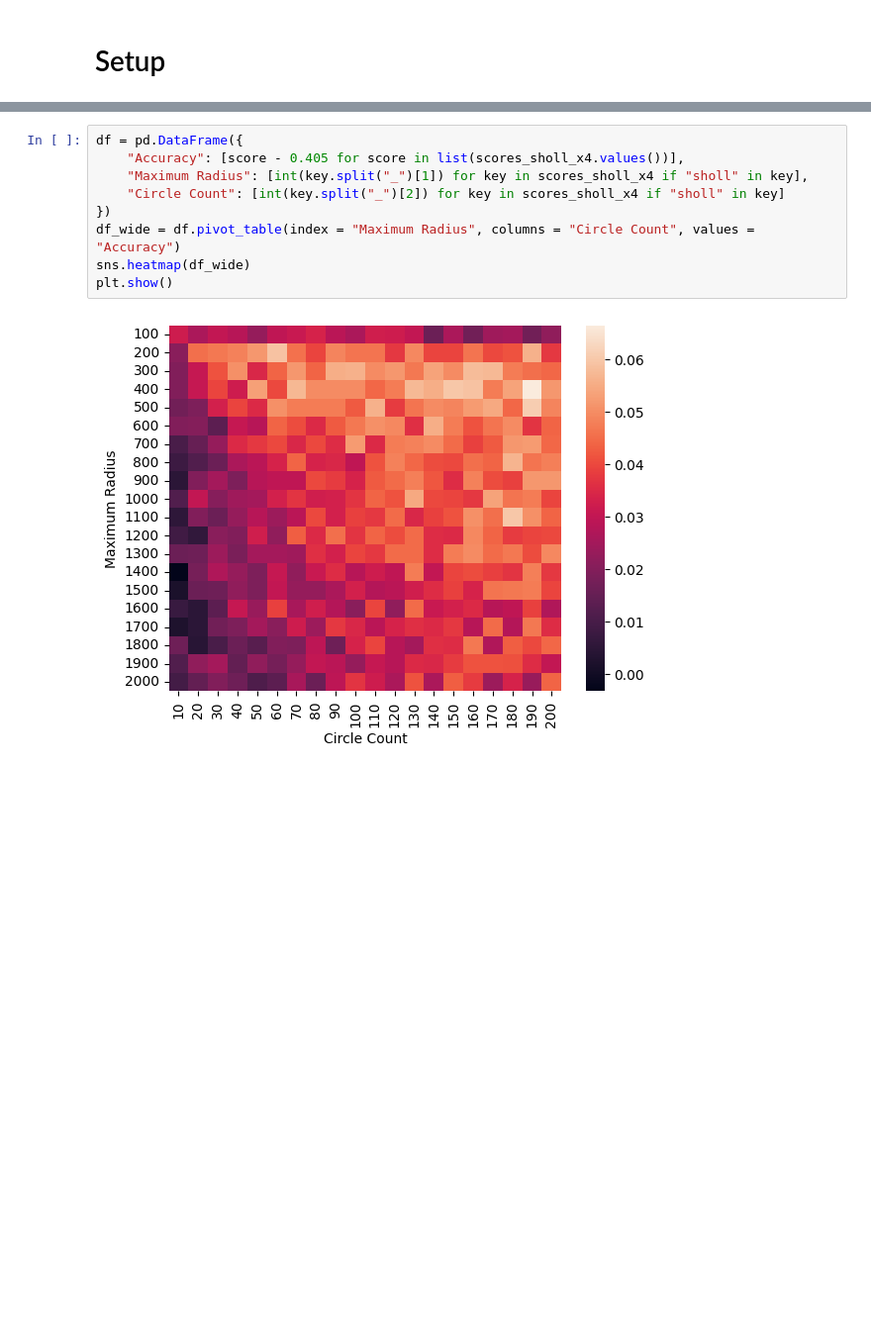
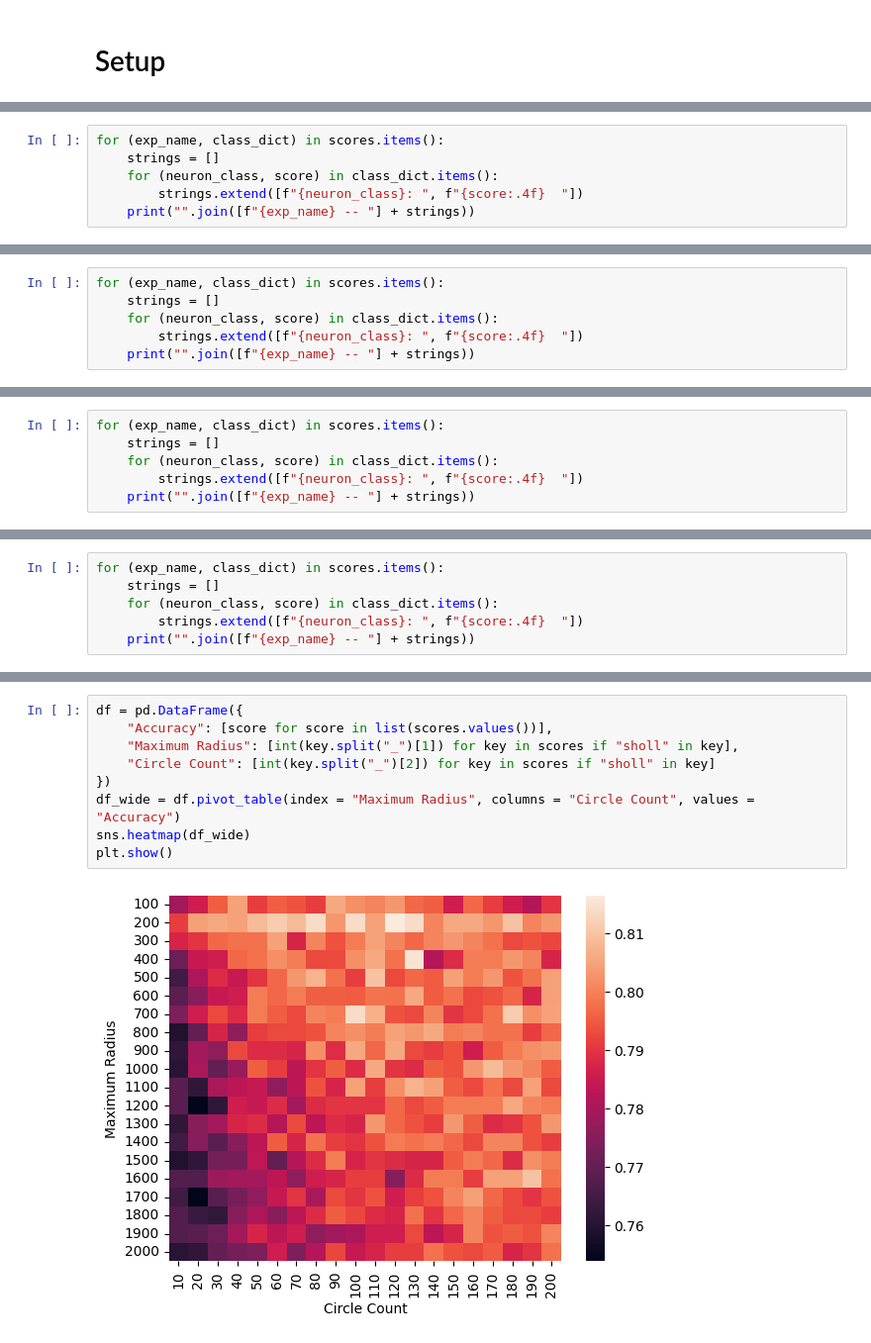
Before and after one commit to AllenInstitute/cplAE_MET, a Jupyter notebook: notebooks/AugmentedArbors.ipynb, the cells around one changed output, grey strips where cells are left out. Shown at 99% size. Saved outputs shown, nothing was run; the diff lists cells and outputs as text; blank space fills up the shorter version.

```diff
--- a/notebooks/AugmentedArbors.ipynb
+++ b/notebooks/AugmentedArbors.ipynb
@@ -211,0 +291,6 @@ morph_sholl: 0.4199
+# %%
+for (exp_name, class_dict) in scores.items():
+    strings = []
+    for (neuron_class, score) in class_dict.items():
+        strings.extend([f"{neuron_class}: ", f"{score:.4f}  "])
+    print("".join([f"{exp_name} -- "] + strings))
@@ -211,0 +303,6 @@ morph_sholl: 0.4199
+# %%
+for (exp_name, class_dict) in scores.items():
+    strings = []
+    for (neuron_class, score) in class_dict.items():
+        strings.extend([f"{neuron_class}: ", f"{score:.4f}  "])
+    print("".join([f"{exp_name} -- "] + strings))
@@ -211,0 +315,6 @@ morph_sholl: 0.4199
+# %%
+for (exp_name, class_dict) in scores.items():
+    strings = []
+    for (neuron_class, score) in class_dict.items():
+        strings.extend([f"{neuron_class}: ", f"{score:.4f}  "])
+    print("".join([f"{exp_name} -- "] + strings))
@@ -211,0 +324,6 @@ morph_sholl: 0.4199
+# %%
+for (exp_name, class_dict) in scores.items():
+    strings = []
+    for (neuron_class, score) in class_dict.items():
+        strings.extend([f"{neuron_class}: ", f"{score:.4f}  "])
+    print("".join([f"{exp_name} -- "] + strings))
@@ -212,11 +338,11 @@ morph_sholl: 0.4199
 # %%
 df = pd.DataFrame({
-    "Accuracy": [score - 0.405 for score in list(scores_sholl_x4.values())],
-    "Maximum Radius": [int(key.split("_")[1]) for key in scores_sholl_x4 if "sholl" in key],
-    "Circle Count": [int(key.split("_")[2]) for key in scores_sholl_x4 if "sholl" in key]
+    "Accuracy": [score for score in list(scores.values())],
+    "Maximum Radius": [int(key.split("_")[1]) for key in scores if "sholl" in key],
+    "Circle Count": [int(key.split("_")[2]) for key in scores if "sholl" in key]
 })
 df_wide = df.pivot_table(index = "Maximum Radius", columns = "Circle Count", values = "Accuracy")
 sns.heatmap(df_wide)
 plt.show()
 # %% [output]
-[figure, old version]
+[figure, new version]
```
Also changed, not shown: parts of 21 cells of this notebook, 7 other files.
